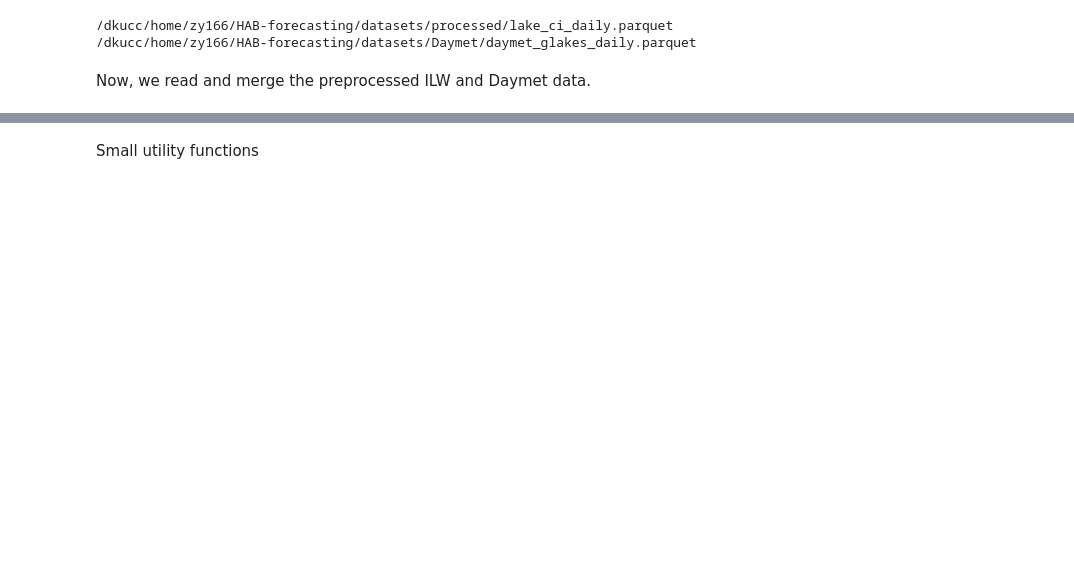
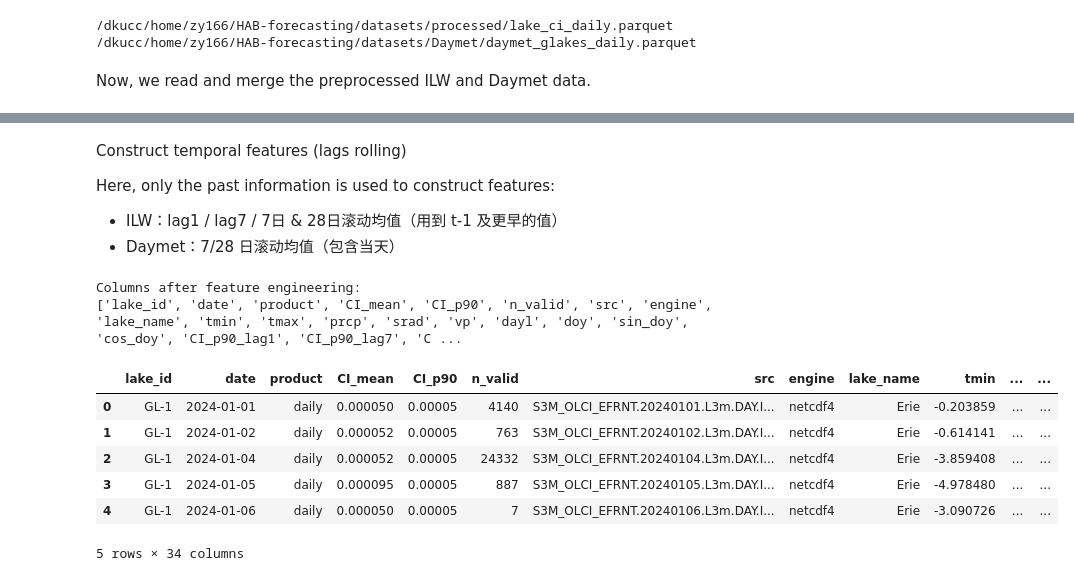
Before and after one commit to larry-ziyue-yin/HAB-forecasting, a Jupyter notebook: model_phase_2_cyanobacteria_forecasting.ipynb, the cells around one changed output, grey strips where cells are left out. Saved outputs shown, nothing was run; the diff lists cells and outputs as text; code cells hidden in the pictures; blank space fills up the shorter version.

```diff
--- a/model_phase_2_cyanobacteria_forecasting.ipynb
+++ b/model_phase_2_cyanobacteria_forecasting.ipynb
@@ -168,14 +111,51 @@ After cleaning: (1698, 16)
 # %% [markdown]
-Small utility functions
+Construct temporal features (lags rolling)
+
+Here, only the past information is used to construct features:
+- ILW：lag1 / lag7 / 7日 & 28日滚动均值（用到 t-1 及更早的值）
+- Daymet：7/28 日滚动均值（包含当天）
 # %%
-def plot_bar(series, title, xlabel="Coefficient / Importance"):
-    """
-    series: pd.Series, index = feature names
-    """
-    series = series.sort_values()
-    plt.figure()
-    plt.barh(series.index, series.values)
-    plt.title(title)
-    plt.xlabel(xlabel)
-    plt.tight_layout()
-    plt.show()
+df_ts = df.sort_values(["lake_id", "date"]).copy()
+
+# 1. ILW 自身的滞后和滚动
+lags_ci = [1, 7]
+roll_windows_ci = [7, 28]
+
+for lag in lags_ci:
+    df_ts[f"{TARGET_RAW}_lag{lag}"] = (
+        df_ts.groupby("lake_id")[TARGET_RAW].shift(lag)
+    )
+
+for w in roll_windows_ci:
+    # 每个湖内部：先 shift(1) 再 rolling，确保只用到过去的值
+    df_ts[f"{TARGET_RAW}_roll{w}"] = (
+        df_ts.groupby("lake_id")[TARGET_RAW]
+             .apply(lambda s: s.shift(1).rolling(window=w, min_periods=max(3, w//4)).mean())
+             .reset_index(level=0, drop=True)
+    )
+
+# 2. Daymet 的 7/28 日滚动均值（包含当天）
+roll_windows_met = [7, 28]
+
+for var in daymet_vars:
+    for w in roll_windows_met:
+        df_ts[f"{var}_roll{w}"] = (
+            df_ts.groupby("lake_id")[var]
+                 .rolling(window=w, min_periods=max(3, w//4))
+                 .mean()
+                 .reset_index(level=0, drop=True)
+        )
+
+print("Columns after feature engineering:")
+print(df_ts.columns.tolist())
+display(df_ts.head())
+# %% [output]
+Columns after feature engineering:
+['lake_id', 'date', 'product', 'CI_mean', 'CI_p90', 'n_valid', 'src', 'engine', 'lake_name', 'tmin', 'tmax', 'prcp', 'srad', 'vp', 'dayl', 'doy', 'sin_doy', 'cos_doy', 'CI_p90_lag1', 'CI_p90_lag7', 'C ...
+|  | lake_id | date | product | CI_mean | CI_p90 | n_valid | src | engine | lake_name | tmin | ... | ... |
+| 0 | GL-1 | 2024-01-01 | daily | 0.000050 | 0.00005 | 4140 | S3M_OLCI_EFRNT.20240101.L3m.DAY.I... | netcdf4 | Erie | -0.203859 | ... | ... |
+| 1 | GL-1 | 2024-01-02 | daily | 0.000052 | 0.00005 | 763 | S3M_OLCI_EFRNT.20240102.L3m.DAY.I... | netcdf4 | Erie | -0.614141 | ... | ... |
+| 2 | GL-1 | 2024-01-04 | daily | 0.000052 | 0.00005 | 24332 | S3M_OLCI_EFRNT.20240104.L3m.DAY.I... | netcdf4 | Erie | -3.859408 | ... | ... |
+| 3 | GL-1 | 2024-01-05 | daily | 0.000095 | 0.00005 | 887 | S3M_OLCI_EFRNT.20240105.L3m.DAY.I... | netcdf4 | Erie | -4.978480 | ... | ... |
+| 4 | GL-1 | 2024-01-06 | daily | 0.000050 | 0.00005 | 7 | S3M_OLCI_EFRNT.20240106.L3m.DAY.I... | netcdf4 | Erie | -3.090726 | ... | ... |
+5 rows × 34 columns
```
Also changed, not shown: parts of 24 cells of this notebook, 1 other file.
